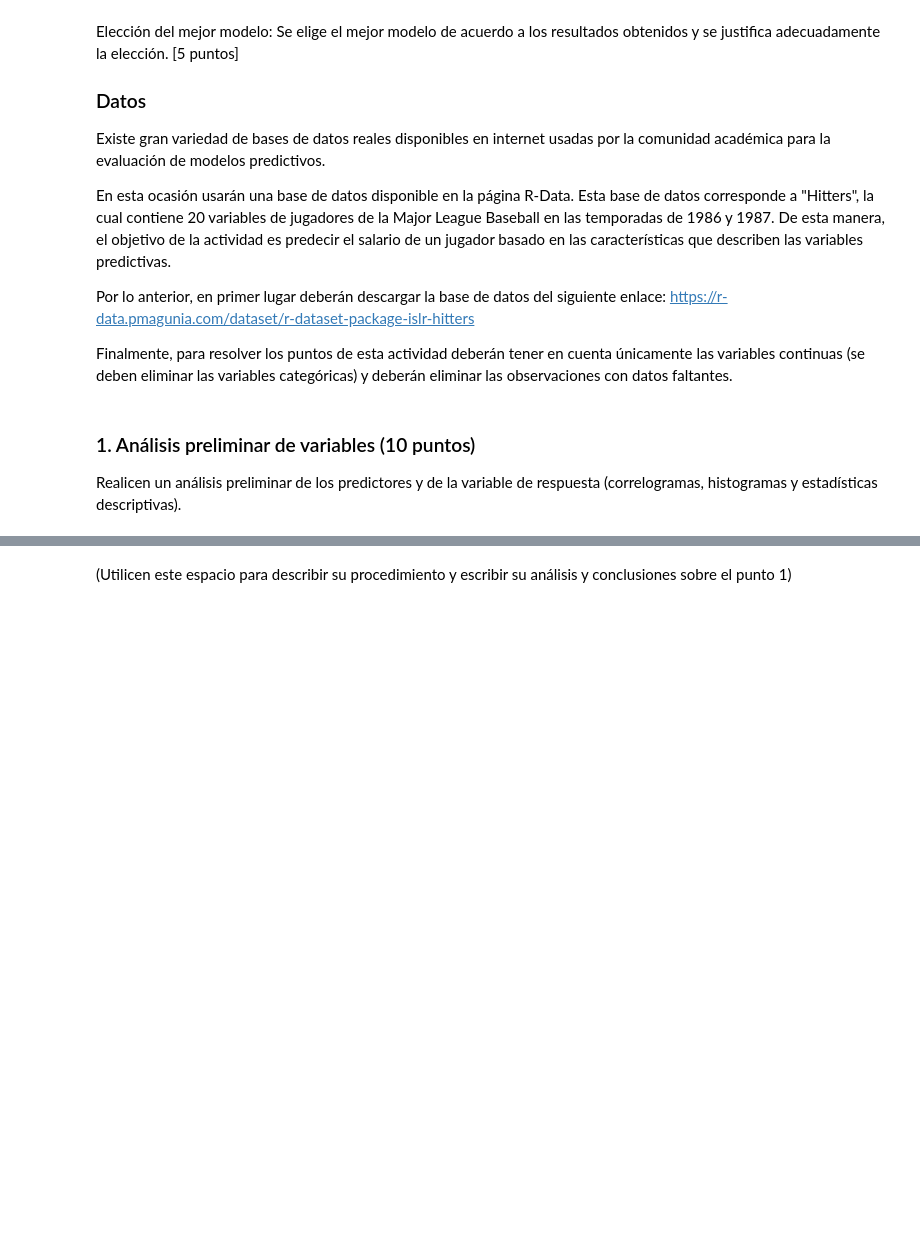
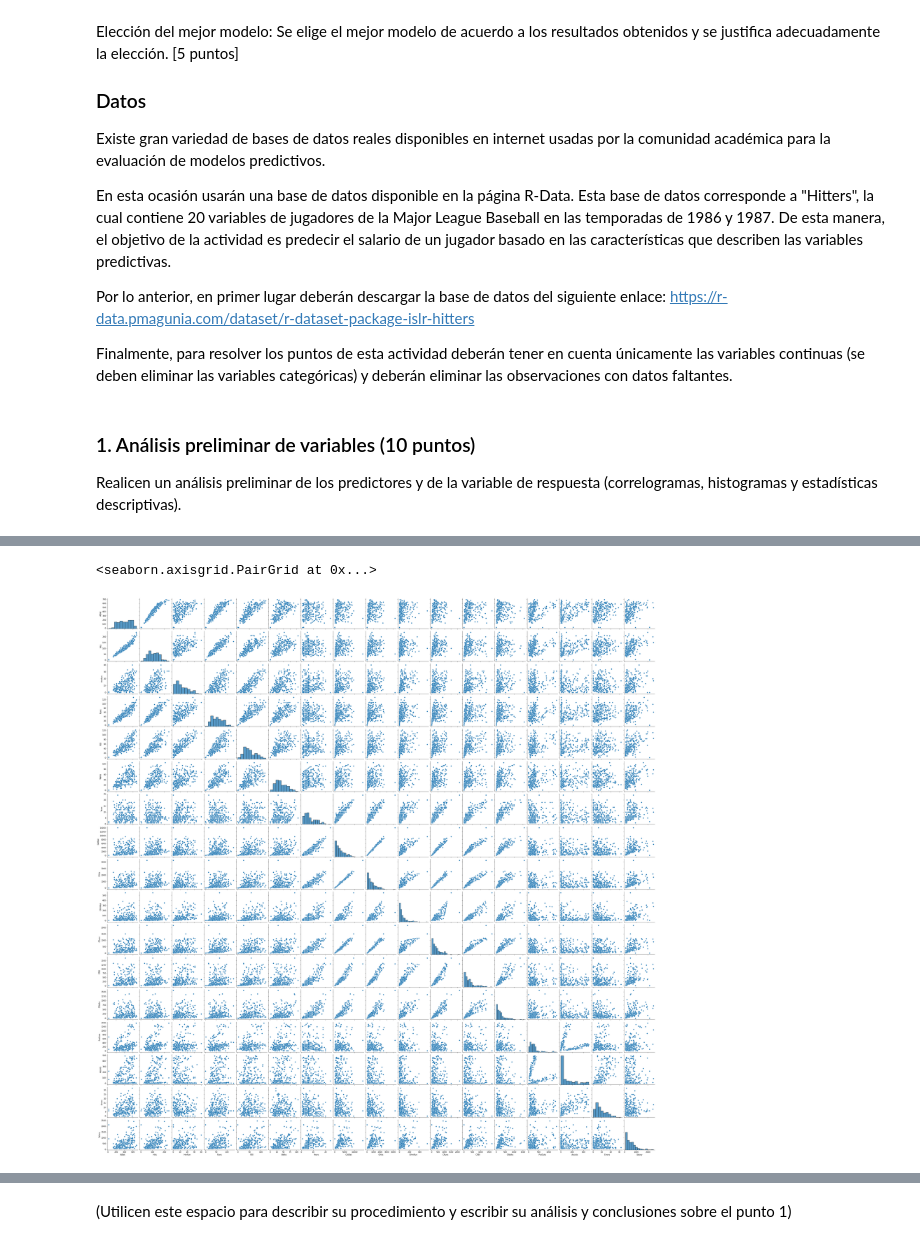
Before and after one commit to paulguz261/MIAD_20231_intro_machine_learning_grupal, a Jupyter notebook: week2/Caso modelos lineales para regresión, muestreo y selección del mejor modelo.ipynb, the cells around one changed output, grey strips where cells are left out. Drawn from its saved outputs; the diff is of its cells as text; code cells hidden in the pictures; blank space fills up the shorter version.

```diff
--- a/week2/Caso modelos lineales para regresión, muestreo y selección del mejor modelo.ipynb
+++ b/week2/Caso modelos lineales para regresión, muestreo y selección del mejor modelo.ipynb
@@ -53,0 +110,5 @@ Realicen un análisis preliminar de los predictores y de la variable de respuest
+# %%
+sns.pairplot(data, kind="scatter")
+# %% [output]
+<seaborn.axisgrid.PairGrid at 0x...>
+[figure, added]
```
Also changed, not shown: parts of 9 cells of this notebook.
